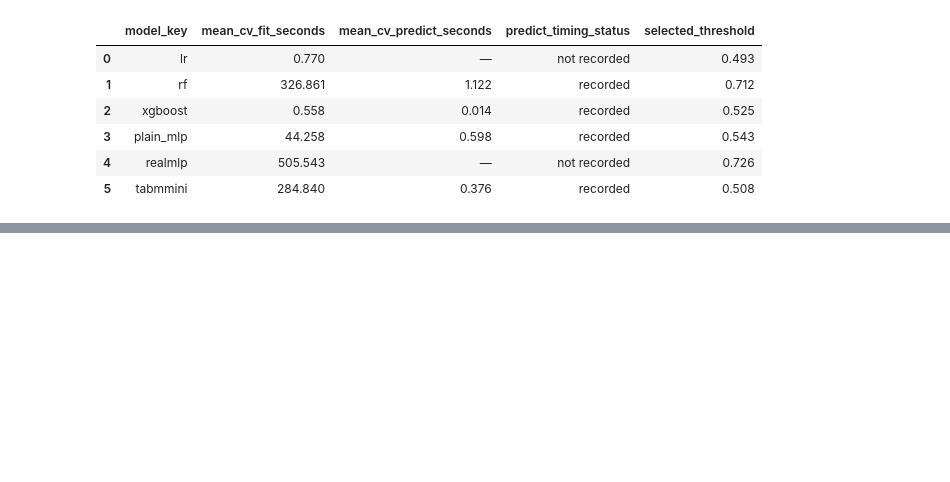
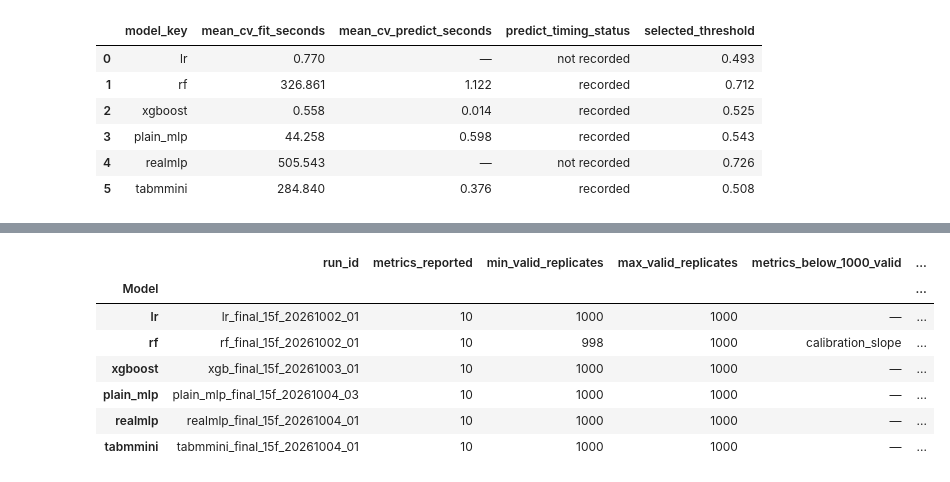
Before and after one commit to DAP391m-Group12/DAP391m, a Jupyter notebook: notebooks/dataset_b/07_model_total_review.ipynb, the cells around one changed output, grey strips where cells are left out. Saved outputs shown, nothing was run; the diff lists cells and outputs as text; code cells hidden in the pictures; blank space fills up the shorter version.

Commit message:
table review metric

```diff
--- a/notebooks/dataset_b/07_model_total_review.ipynb
+++ b/notebooks/dataset_b/07_model_total_review.ipynb
@@ -333,0 +382,92 @@ display(timing_display)
+# %%
+BOOTSTRAP_REPLICATES = 1000
+bootstrap_columns = ['model_key', 'run_id', 'metric', 'ci_low', 'ci_high', 'valid_replicates']
+missing_columns = set(bootstrap_columns).difference(df_rq1.columns)
+if missing_columns:
+    raise RuntimeError(f'RQ1 reporting data is missing bootstrap columns: {sorted(missing_columns)}')
+
+bootstrap_rows = df_rq1[bootstrap_columns].copy()
+bootstrap_rows['valid_replicates'] = pd.to_numeric(
+    bootstrap_rows['valid_replicates'], errors='raise'
+)
+
+expected_models = set(FINAL_MODEL_KEYS)
+observed_models = set(bootstrap_rows['model_key'])
+if observed_models != expected_models:
+    raise RuntimeError(
+        'Bootstrap report model coverage differs: '
+        f'missing={sorted(expected_models - observed_models)}, '
+        f'unexpected={sorted(observed_models - expected_models)}'
+    )
+
+duplicate_rows = bootstrap_rows.duplicated(['model_key', 'metric'], keep=False)
+if duplicate_rows.any():
+    raise RuntimeError(
+        'Duplicate model-metric rows in bootstrap report: '
+        f"{bootstrap_rows.loc[duplicate_rows, ['model_key', 'metric']].to_dict('records')}"
+    )
+
+metric_sets = bootstrap_rows.groupby('model_key')['metric'].agg(set)
+reference_metrics = metric_sets.loc[FINAL_MODEL_KEYS[0]]
+inconsistent_metrics = {
+    model_key: sorted(metrics.symmetric_difference(reference_metrics))
+    for model_key, metrics in metric_sets.items()
+    if metrics != reference_metrics
+}
+if inconsistent_metrics:
+    raise RuntimeError(f'Metric coverage differs across models: {inconsistent_metrics}')
+
+if bootstrap_rows['valid_replicates'].isna().any() or (
+    (bootstrap_rows['valid_replicates'] < 0)
+    | (bootstrap_rows['valid_replicates'] > BOOTSTRAP_REPLICATES)
+).any():
+    raise RuntimeError('Bootstrap valid_replicates must be between 0 and 1,000.')
+
+bootstrap_summary = (
+    bootstrap_rows.groupby('model_key', sort=False)
+    .agg(
+        run_id=('run_id', 'first'),
+        metrics_reported=('metric', 'size'),
+        min_valid_replicates=('valid_replicates', 'min'),
+        max_valid_replicates=('valid_replicates', 'max'),
+    )
+    .reindex(FINAL_MODEL_KEYS)
+    .rename_axis('Model')
+)
+
+metrics_below_target = (
+    bootstrap_rows.loc[bootstrap_rows['valid_replicates'] < BOOTSTRAP_REPLICATES]
+    .groupby('model_key')['metric']
+    .agg(', '.join)
+)
+bootstrap_summary['metrics_below_1000_valid'] = (
+    metrics_below_target.reindex(FINAL_MODEL_KEYS).fillna('—')
+)
+bootstrap_summary['all_metrics_have_1000_valid'] = (
+    bootstrap_summary['min_valid_replicates'].eq(BOOTSTRAP_REPLICATES)
+)
+
+bootstrap_metric_report = (
+    bootstrap_rows
+    .assign(
+        model_key=pd.Categorical(
+            bootstrap_rows['model_key'], categories=FINAL_MODEL_KEYS, ordered=True
+        )
+    )
+    .sort_values(['model_key', 'metric'])
+    .rename(columns={
+        'model_key': 'model',
+        'metric': 'metric',
+        'ci_low': '95% CI low',
+        'ci_high': '95% CI high',
+        'valid_replicates': 'valid bootstrap replicates',
+    })
+)
+
+display(Markdown(
+    f'**Bootstrap report:** {BOOTSTRAP_REPLICATES:,} locked Test replicates; '
+    'the tables below report persisted reporting-package values only.'
+))
+display(bootstrap_summary)
+display(bootstrap_metric_report)
+# %% [output]
@@ -333,0 +475,8 @@ display(timing_display)
+|  | run_id | metrics_reported | min_valid_replicates | max_valid_replicates | metrics_below_1000_valid | ... |
+| Model |  |  |  |  |  | ... |
+| lr | lr_final_15f_20261002_01 | 10 | 1000 | 1000 | — | ... |
+| rf | rf_final_15f_20261002_01 | 10 | 998 | 1000 | calibration_slope | ... |
+| xgboost | xgb_final_15f_20261003_01 | 10 | 1000 | 1000 | — | ... |
+| plain_mlp | plain_mlp_final_15f_20261004_03 | 10 | 1000 | 1000 | — | ... |
+| realmlp | realmlp_final_15f_20261004_01 | 10 | 1000 | 1000 | — | ... |
+| tabmmini | tabmmini_final_15f_20261004_01 | 10 | 1000 | 1000 | — | ... |
```
Also changed, not shown: parts of 3 cells of this notebook.
